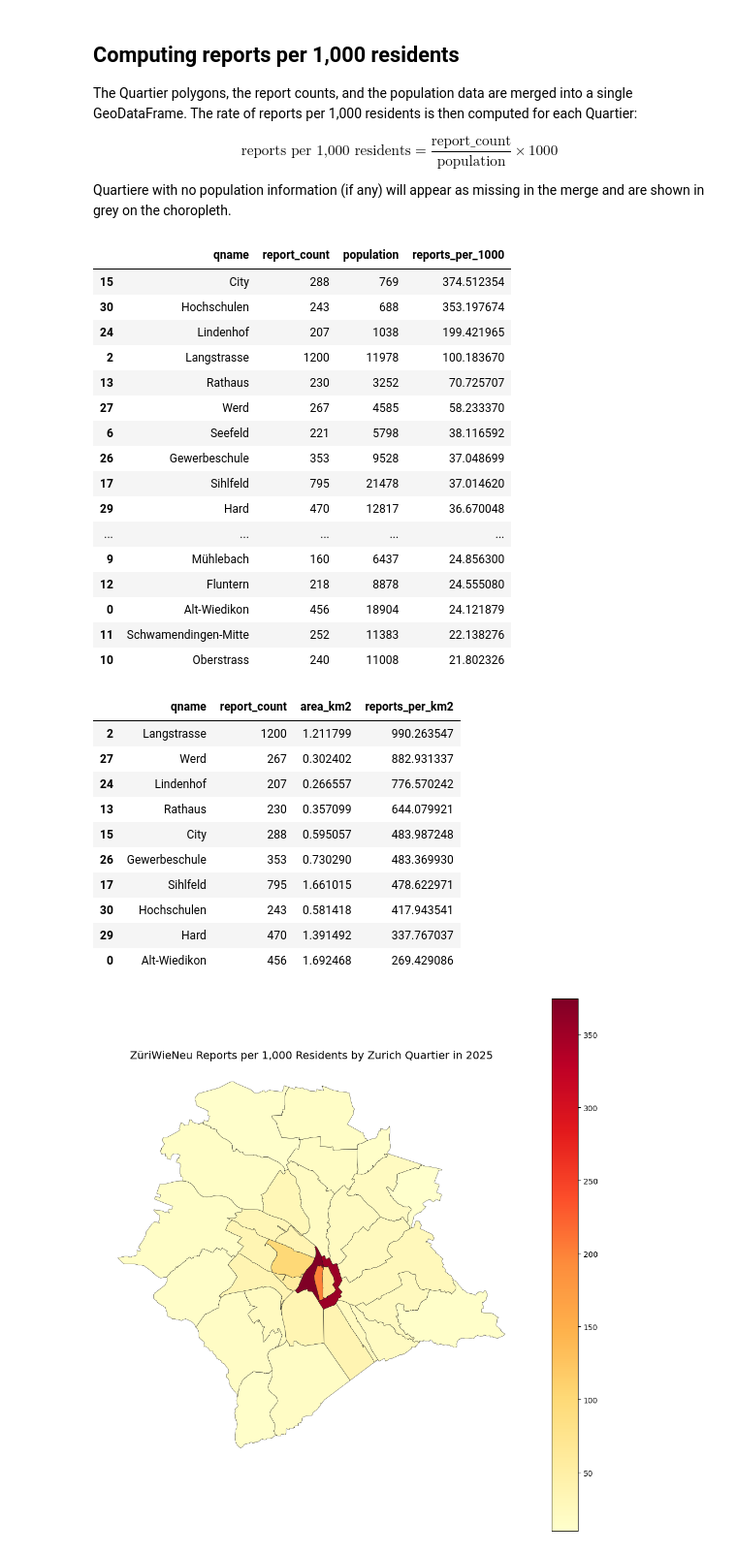
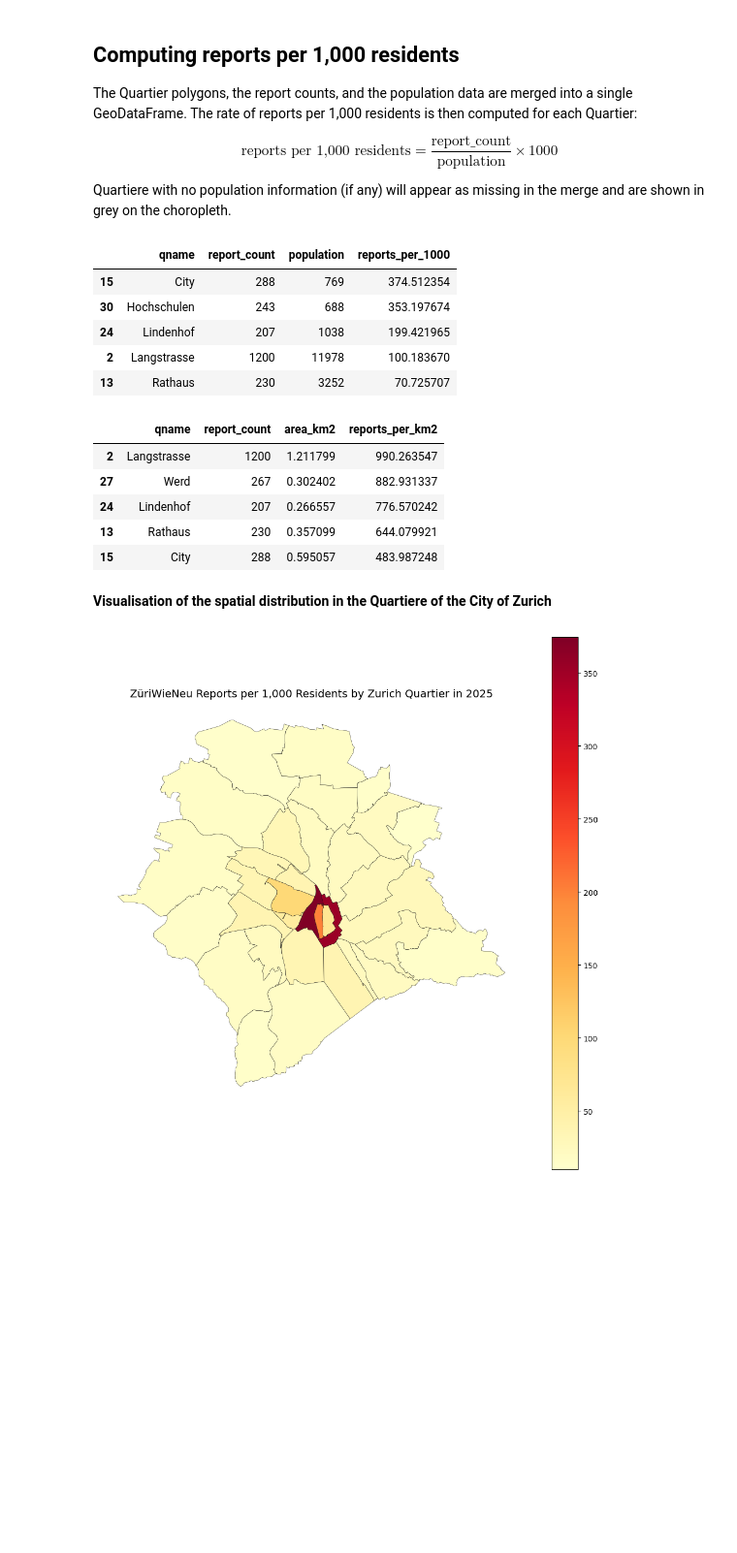
Before and after one commit to gldlauma/SDS210_IndividualProject, a Jupyter notebook: notebooks/03_R3.ipynb, the cells around one changed output. Shown at 97% size. Drawn from its saved outputs; the diff is of its cells as text; code cells hidden in the pictures; blank space fills up the shorter version.

```diff
--- a/notebooks/03_R3.ipynb
+++ b/notebooks/03_R3.ipynb
@@ -123,0 +103,3 @@ Datum: CH1903+
+# %%
+# load the quartier data for plotting the data
+quartiere_zh = gpd.read_file("../data/raw/StatQuartiere_ZH")
@@ -124,13 +143,8 @@ Datum: CH1903+
 # %%
-from src.spatial import reports_to_geodataframe, join_reports_to_quartiere
+# join the reports to the quartiere through the "join_reports_to_quartiere" function
+reports_2025_joined = join_reports_to_quartiere(reports_2025_gdf, quartiere_zh)
 
-reports_2025_gdf = reports_to_geodataframe(df_2025)
-
-reports_2025_joined = join_reports_to_quartiere(
-    reports_2025_gdf,
-    quartiere
-)
-
+# display the relevant columns of the new DataFrame
 reports_2025_joined[["service_request_id", "qname", "qnr", "kname", "knr"]].head()
 # %% [output]
 |  | service_request_id | qname | qnr | kname | knr |
@@ -180,10 +197,10 @@ The population dataset comes from Open Data Zürich, *Bevölkerung nach Stadtqua
 
 For the rate calculation, the data is filtered to 2025 and matched to the Quartier names used in the spatial dataset.
 # %%
-pop = pd.read_csv(
-    "../data/raw/BEV324OD3240.csv"
-)
+# load the population data
+pop = pd.read_csv("../data/raw/BEV324OD3240.csv")
 
+# display the first rows of the population data and inspect their column names
 pop.head()
 # %% [output]
 |  | StichtagDatJahr | QuarSort | QuarLang | AnzBestWir |
@@ -225,51 +245,44 @@ $$\text{reports per 1,000 residents} = \frac{\text{report\_count}}{\text{populat
 
 Quartiere with no population information (if any) will appear as missing in the merge and are shown in grey on the choropleth.
 # %%
+# create a new GeoDataFrame containing the polygons with the respective report counts and population per Quartier
 quartiere_rates = (
-    quartiere
+    quartiere_zh
     .merge(reports_by_quartier, on="qname", how="left")
     .merge(pop_per_quartier, on="qname", how="left")
 )
 
+# fill any missing population information with 0
 quartiere_rates["report_count"] = quartiere_rates["report_count"].fillna(0)
 
-quartiere_rates["reports_per_1000"] = (
-    quartiere_rates["report_count"] / quartiere_rates["population"] * 1000
-)
+# calculate the quartier rate by dividing the report counts through population times 1000
+quartiere_rates["reports_per_1000"] = (quartiere_rates["report_count"] / quartiere_rates["population"] * 1000)
 
+# display the first 5 Quartiere by their largest share of reports per population
 quartiere_rates[
     ["qname", "report_count", "population", "reports_per_1000"]
-].sort_values("reports_per_1000", ascending=False).head(20)
+].sort_values("reports_per_1000", ascending=False).head(5)
 # %% [output]
 |  | qname | report_count | population | reports_per_1000 |
 | 15 | City | 288 | 769 | 374.512354 |
 | 30 | Hochschulen | 243 | 688 | 353.197674 |
 | 24 | Lindenhof | 207 | 1038 | 199.421965 |
 | 2 | Langstrasse | 1200 | 11978 | 100.183670 |
 | 13 | Rathaus | 230 | 3252 | 70.725707 |
-| 27 | Werd | 267 | 4585 | 58.233370 |
-| 6 | Seefeld | 221 | 5798 | 38.116592 |
-| 26 | Gewerbeschule | 353 | 9528 | 37.048699 |
-| 17 | Sihlfeld | 795 | 21478 | 37.014620 |
-| 29 | Hard | 470 | 12817 | 36.670048 |
-| ... | ... | ... | ... | ... |
-| 9 | Mühlebach | 160 | 6437 | 24.856300 |
-| 12 | Fluntern | 218 | 8878 | 24.555080 |
-| 0 | Alt-Wiedikon | 456 | 18904 | 24.121879 |
-| 11 | Schwamendingen-Mitte | 252 | 11383 | 22.138276 |
-| 10 | Oberstrass | 240 | 11008 | 21.802326 |
 # %%
+# add a new column showing the area in km2 per Quartier
 # Quartier area in km² (geometry is in LV95, so .area gives m²)
 quartiere_rates["area_km2"] = quartiere_rates.geometry.area / 1_000_000
 
-# Reports per km²
+# Calculate the reports per km² and store it as a new attribute
 quartiere_rates["reports_per_km2"] = (
     quartiere_rates["report_count"] / quartiere_rates["area_km2"]
 )
 
+# display the first 5 Quartiere by their largest share of reports per
 quartiere_rates[
     ["qname", "report_count", "area_km2", "reports_per_km2"]
-].sort_values("reports_per_km2", ascending=False).head(10)
+].sort_values("reports_per_km2", ascending=False).head(5)
 # %% [output]
 |  | qname | report_count | area_km2 | reports_per_km2 |
 | 2 | Langstrasse | 1200 | 1.211799 | 990.263547 |
@@ -277,9 +290,6 @@ quartiere_rates[
 | 24 | Lindenhof | 207 | 0.266557 | 776.570242 |
 | 13 | Rathaus | 230 | 0.357099 | 644.079921 |
 | 15 | City | 288 | 0.595057 | 483.987248 |
-| 26 | Gewerbeschule | 353 | 0.730290 | 483.369930 |
-| 17 | Sihlfeld | 795 | 1.661015 | 478.622971 |
-| 30 | Hochschulen | 243 | 0.581418 | 417.943541 |
-| 29 | Hard | 470 | 1.391492 | 337.767037 |
-| 0 | Alt-Wiedikon | 456 | 1.692468 | 269.429086 |
+# %% [markdown]
+**Visualisation of the spatial distribution in the Quartiere of the City of Zurich**
 # %%
```
Also changed, not shown: parts of 16 cells of this notebook.
